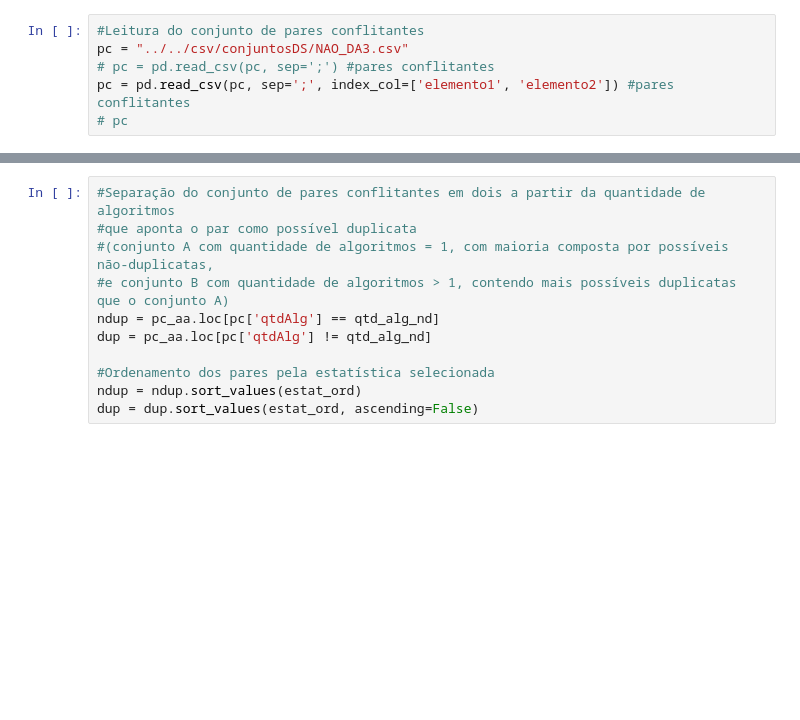
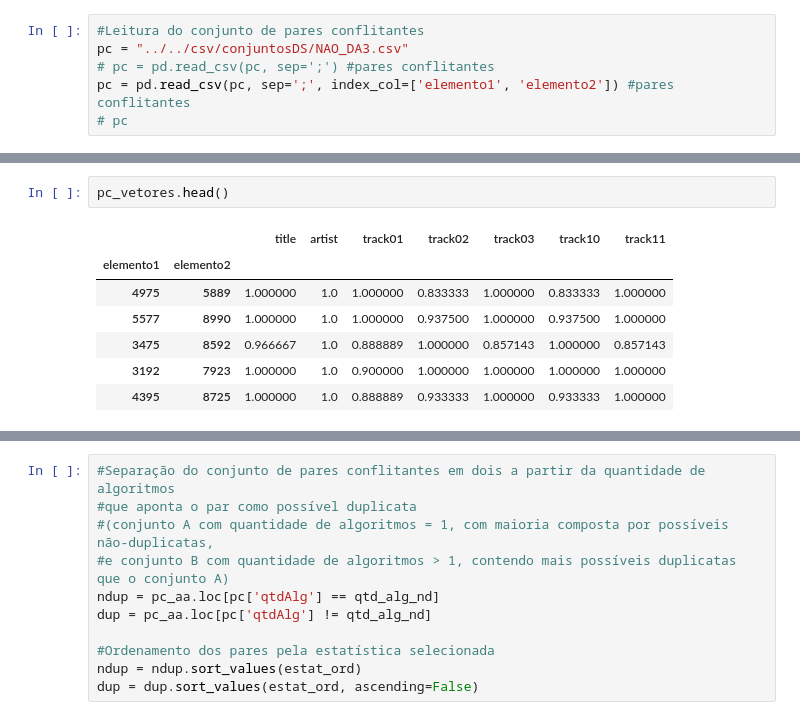
Before and after one commit to DiegoFernandesAraujo/Master, a Jupyter notebook: AS/src/aprendizagem/AA-Diego/AA.ipynb, the cells around one changed output, grey strips where cells are left out. Cells and saved outputs as stored; diff of their text form; blank space fills up the shorter version.

```diff
--- a/AS/src/aprendizagem/AA-Diego/AA.ipynb
+++ b/AS/src/aprendizagem/AA-Diego/AA.ipynb
@@ -54,0 +104,10 @@ pc_vetores = pc.iloc[:, 5: ] #Conjunto base para compor o conjunto treinamento
+# %%
+pc_vetores.head()
+# %% [output]
+|  |  | title | artist | track01 | track02 | track03 | track10 | track11 |
+| elemento1 | elemento2 |  |  |  |  |  |  |  |
+| 4975 | 5889 | 1.000000 | 1.0 | 1.000000 | 0.833333 | 1.000000 | 0.833333 | 1.000000 |
+| 5577 | 8990 | 1.000000 | 1.0 | 1.000000 | 0.937500 | 1.000000 | 0.937500 | 1.000000 |
+| 3475 | 8592 | 0.966667 | 1.0 | 0.888889 | 1.000000 | 0.857143 | 1.000000 | 0.857143 |
+| 3192 | 7923 | 1.000000 | 1.0 | 0.900000 | 1.000000 | 1.000000 | 1.000000 | 1.000000 |
+| 4395 | 8725 | 1.000000 | 1.0 | 0.888889 | 0.933333 | 1.000000 | 0.933333 | 1.000000 |
```
Also changed, not shown: parts of 17 cells of this notebook.
